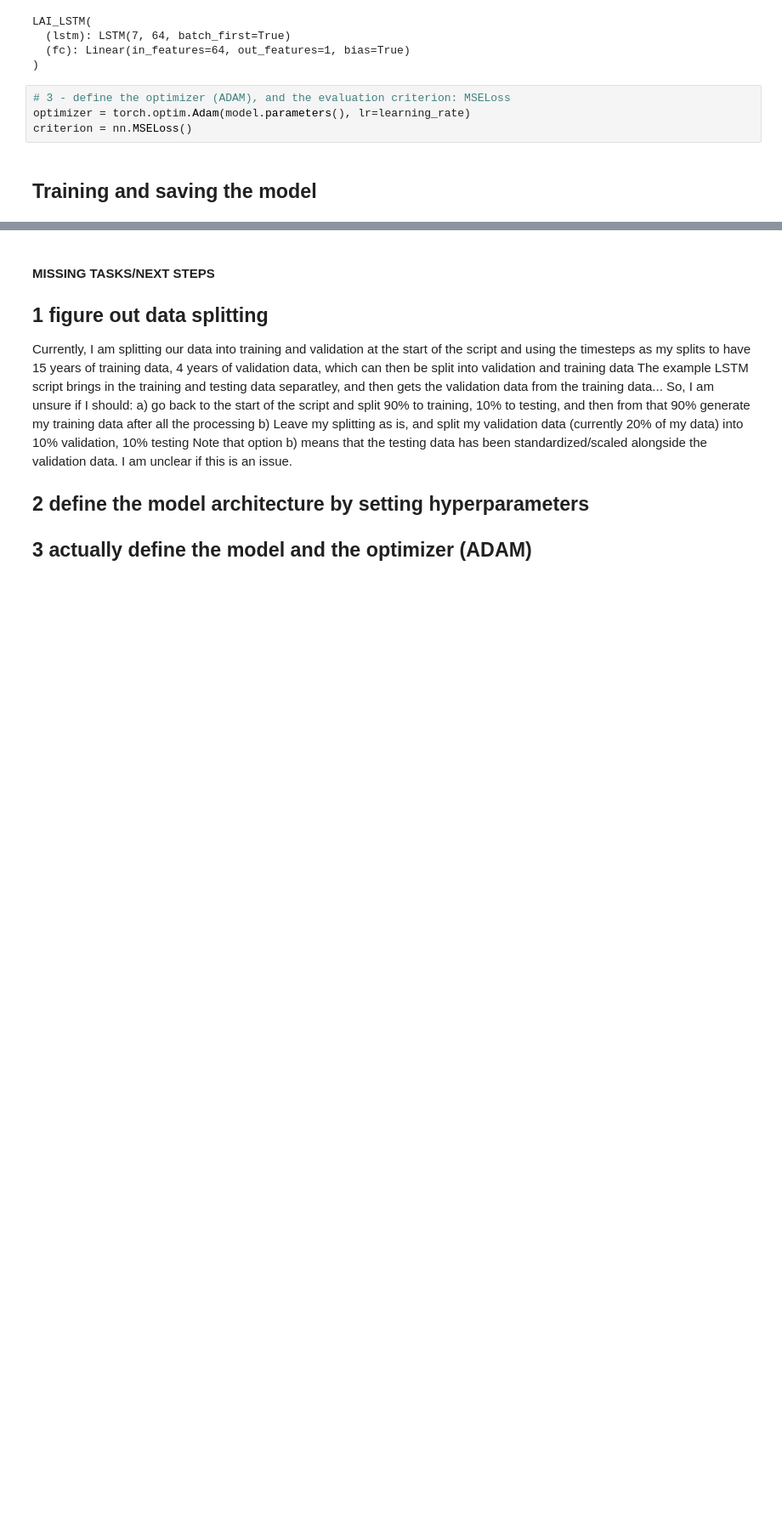
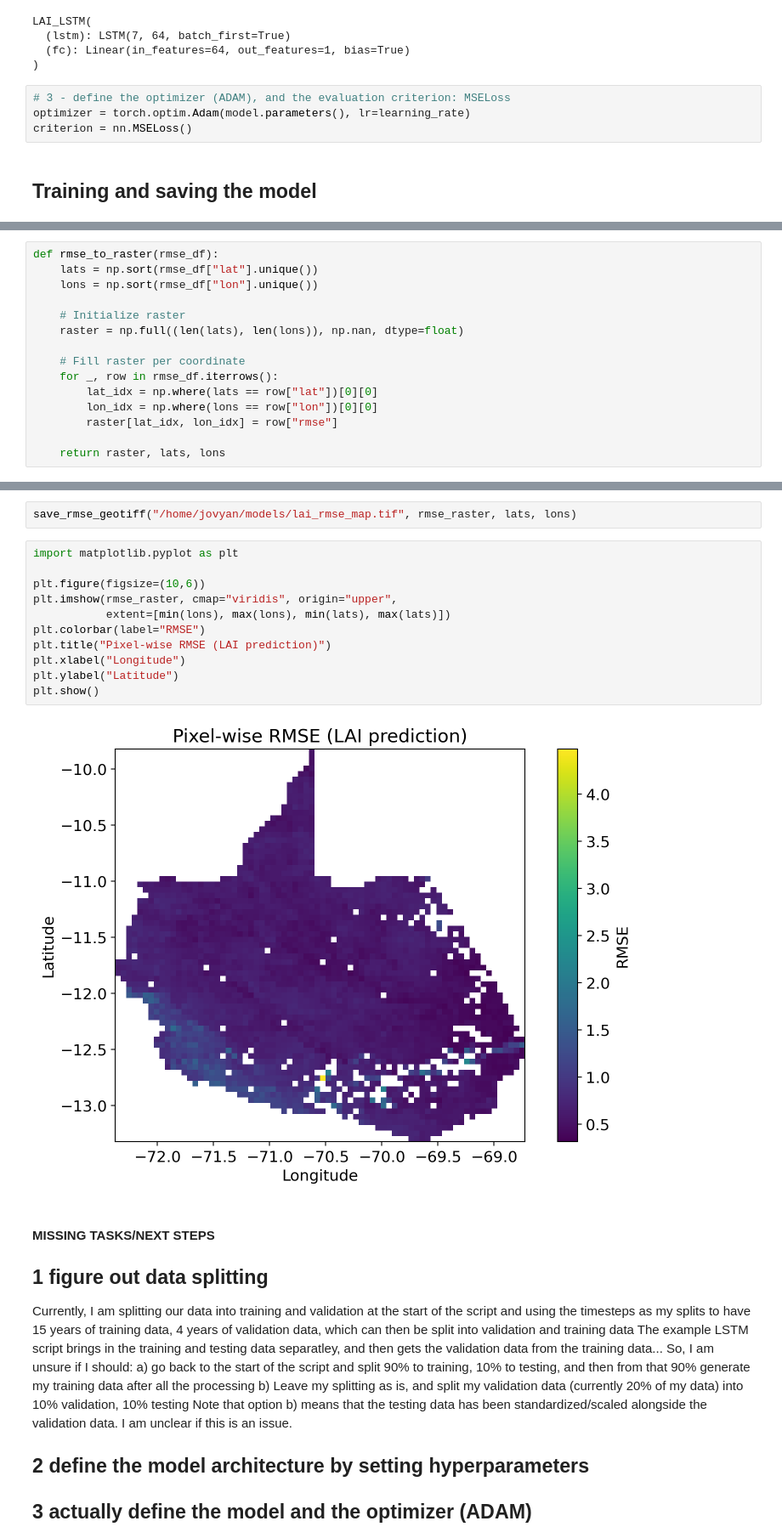
Before and after one commit to enikoebihari/MLEAEEE4000-DroughtAmazon2, a Jupyter notebook: scripts/drafts/combined_preprocessing_isatesting_trainval.ipynb, the cells around one changed output, grey strips where cells are left out. Shown at 85% size. Drawn from its saved outputs; the diff is of its cells as text; blank space fills up the shorter version.

```diff
--- a/scripts/drafts/combined_preprocessing_isatesting_trainval.ipynb
+++ b/scripts/drafts/combined_preprocessing_isatesting_trainval.ipynb
@@ -416,0 +518,15 @@ torch.save(model.state_dict(), os.path.join(model_path,'LSTM_model_weights_.pth'
+# %%
+def rmse_to_raster(rmse_df):
+    lats = np.sort(rmse_df["lat"].unique())
+    lons = np.sort(rmse_df["lon"].unique())
+
+    # Initialize raster
+    raster = np.full((len(lats), len(lons)), np.nan, dtype=float)
+
+    # Fill raster per coordinate
+    for _, row in rmse_df.iterrows():
+        lat_idx = np.where(lats == row["lat"])[0][0]
+        lon_idx = np.where(lons == row["lon"])[0][0]
+        raster[lat_idx, lon_idx] = row["rmse"]
+
+    return raster, lats, lons
@@ -417,3 +563,18 @@ torch.save(model.state_dict(), os.path.join(model_path,'LSTM_model_weights_.pth'
+# %%
+save_rmse_geotiff("/home/jovyan/models/lai_rmse_map.tif", rmse_raster, lats, lons)
+# %%
+import matplotlib.pyplot as plt
+
+plt.figure(figsize=(10,6))
+plt.imshow(rmse_raster, cmap="viridis", origin="upper",
+           extent=[min(lons), max(lons), min(lats), max(lats)])
+plt.colorbar(label="RMSE")
+plt.title("Pixel-wise RMSE (LAI prediction)")
+plt.xlabel("Longitude")
+plt.ylabel("Latitude")
+plt.show()
+# %% [output]
+[figure, added]
 # %% [markdown]
 #### MISSING TASKS/NEXT STEPS
 ## 1 figure out data splitting
```
Also changed, not shown: parts of 28 cells of this notebook.
